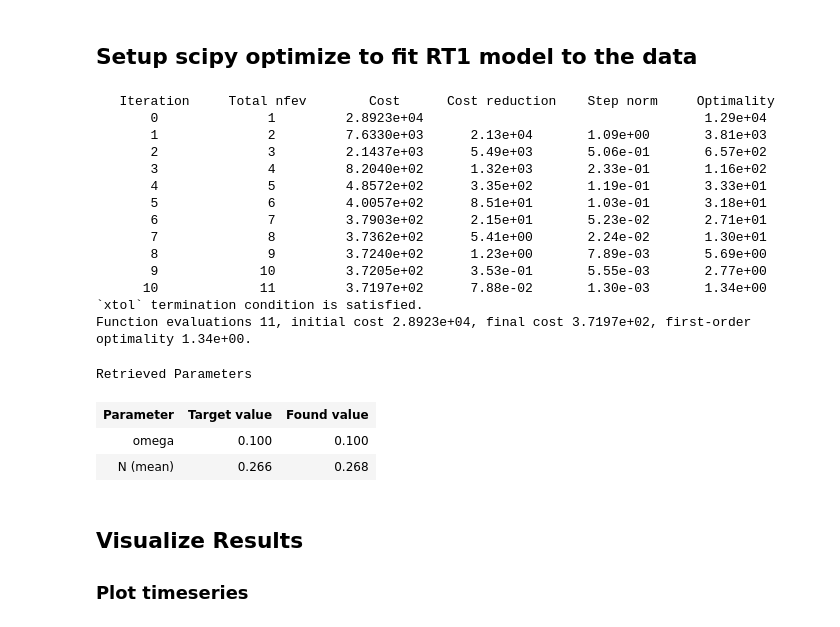
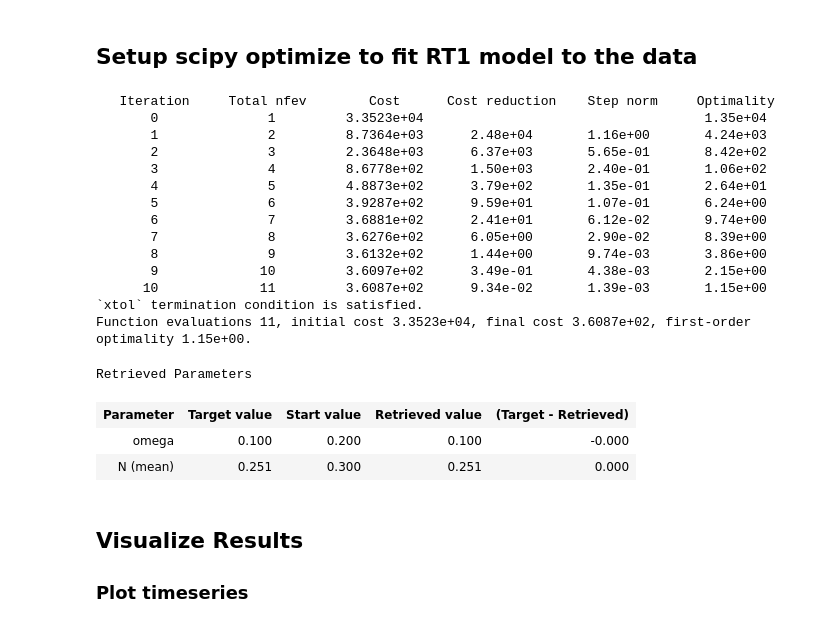
Before and after one commit to TUW-GEO/rt1_model, a Jupyter notebook: docs/examples/retrieval_5_timeseries_with_aux_data.ipynb, the cells around one changed output. Saved outputs shown, nothing was run; the diff lists cells and outputs as text; code cells hidden in the pictures.

```diff
--- a/docs/examples/retrieval_5_timeseries_with_aux_data.ipynb
+++ b/docs/examples/retrieval_5_timeseries_with_aux_data.ipynb
@@ -14,6 +14,7 @@ from scipy.optimize import least_squares
 import matplotlib.pyplot as plt
 import numpy as np
 
+rand = np.random.RandomState(123456)  # initialize a reproducible random state
 set_loglevel("info")
 # %% [markdown]
 ## Specify simulation and fit parameters
@@ -25,10 +26,10 @@ num = 100  # Number of measurements
 incs = 30  # Available incidence angles per measurement
 noise_sigma = 0.5 if dB is True else 1e-3  # Noise-level (sigma of gaussian noise)
 
-inc = np.random.normal(45, 10, (num, incs)).clip(20, 70)  # Incidence angles
-N = np.random.normal(0.25, 0.25, (num, 1)).clip(0.01, 0.5)  # NormBRDF values
+inc = rand.normal(45, 10, (num, incs)).clip(20, 70)    # Incidence angles
+N = rand.normal(0.25, 0.25, (num, 1)).clip(0.01, 0.5)  # NormBRDF values
 
-tau = 1.5 * np.sin(np.linspace(0, 2.*np.pi, num))**2
+tau = 0.2 + 1.5 * np.sin(np.linspace(0, 2.*np.pi, num))**2
 tau = tau[:,np.newaxis] # broadcast the tau-values among all incidence-angles
 
 bsf = np.cos(np.linspace(0, 2.*np.pi, num))**2
@@ -77,5 +78,5 @@ R.set_geometry(t_0=np.deg2rad(inc))
 R.update_params(**sim_params, **const_params)
 
 tot = R.calc()[0]
-tot += np.random.normal(0, noise_sigma, tot.shape)  # Add some random noise
+tot += rand.normal(0, noise_sigma, tot.shape)  # Add some random noise
 # %% [output]
@@ -123,35 +124,37 @@ found_params = parse_params(res.x)
 found_tot = R.calc(**found_params)[0]
 # %% [output]
    Iteration     Total nfev        Cost      Cost reduction    Step norm     Optimality
-       0              1         2.8923e+04                                    1.29e+04
-       1              2         7.6330e+03      2.13e+04       1.09e+00       3.81e+03
-       2              3         2.1437e+03      5.49e+03       5.06e-01       6.57e+02
-       3              4         8.2040e+02      1.32e+03       2.33e-01       1.16e+02
-       4              5         4.8572e+02      3.35e+02       1.19e-01       3.33e+01
-       5              6         4.0057e+02      8.51e+01       1.03e-01       3.18e+01
-       6              7         3.7903e+02      2.15e+01       5.23e-02       2.71e+01
-       7              8         3.7362e+02      5.41e+00       2.24e-02       1.30e+01
-       8              9         3.7240e+02      1.23e+00       7.89e-03       5.69e+00
-       9             10         3.7205e+02      3.53e-01       5.55e-03       2.77e+00
-      10             11         3.7197e+02      7.88e-02       1.30e-03       1.34e+00
+       0              1         3.3523e+04                                    1.35e+04
+       1              2         8.7364e+03      2.48e+04       1.16e+00       4.24e+03
+       2              3         2.3648e+03      6.37e+03       5.65e-01       8.42e+02
+       3              4         8.6778e+02      1.50e+03       2.40e-01       1.06e+02
+       4              5         4.8873e+02      3.79e+02       1.35e-01       2.64e+01
+       5              6         3.9287e+02      9.59e+01       1.07e-01       6.24e+00
+       6              7         3.6881e+02      2.41e+01       6.12e-02       9.74e+00
+       7              8         3.6276e+02      6.05e+00       2.90e-02       8.39e+00
+       8              9         3.6132e+02      1.44e+00       9.74e-03       3.86e+00
+       9             10         3.6097e+02      3.49e-01       4.38e-03       2.15e+00
+      10             11         3.6087e+02      9.34e-02       1.39e-03       1.15e+00
 `xtol` termination condition is satisfied.
-Function evaluations 11, initial cost 2.8923e+04, final cost 3.7197e+02, first-order optimality 1.34e+00.
+Function evaluations 11, initial cost 3.3523e+04, final cost 3.6087e+02, first-order optimality 1.15e+00.
 # %%
 from IPython.display import HTML, display
 s = ["<table>",
      "<caption>Retrieved Parameters</caption>",
-     "<tr><th>Parameter</th><th>Target value</th><th>Found value</th><th>Difference</th></tr>",
+     "<tr><th>Parameter</th><th>Target value</th><th>Start value</th><th>Retrieved value</th><th>(Target - Retrieved)</th></tr>",
      *(f"<tr><td>{key if isinstance(val, (int, float, np.number)) else key + ' <b>(mean)</b>'} </td>"
-       f"<td> {np.mean(sim_params[key]):.3f} </td><td> {np.mean(val):.3f}</td>"
+       f"<td> {np.mean(sim_params[key]):.3f} </td>"
+       f"<td>{np.mean(start_vals[key]): .3f}</td>"
+       f"<td> {np.mean(val):.3f}</td>"
        f"<td>{np.mean(val - sim_params[key]): .3f}</td></tr>"
        for key, val in found_params.items()),
      "</table>"]
 display(HTML("\n".join(s)))
 # %% [output]
 Retrieved Parameters
-| Parameter | Target value | Found value |
-| omega | 0.100 | 0.100 |
-| N (mean) | 0.266 | 0.268 |
+| Parameter | Target value | Start value | Retrieved value | (Target - Retrieved) |
+| omega | 0.100 | 0.200 | 0.100 | -0.000 |
+| N (mean) | 0.251 | 0.300 | 0.251 | 0.000 |
 # %% [markdown]
 ## Visualize Results
 ### Plot timeseries
```
Also changed, not shown: parts of 4 cells of this notebook, 4 other files.
